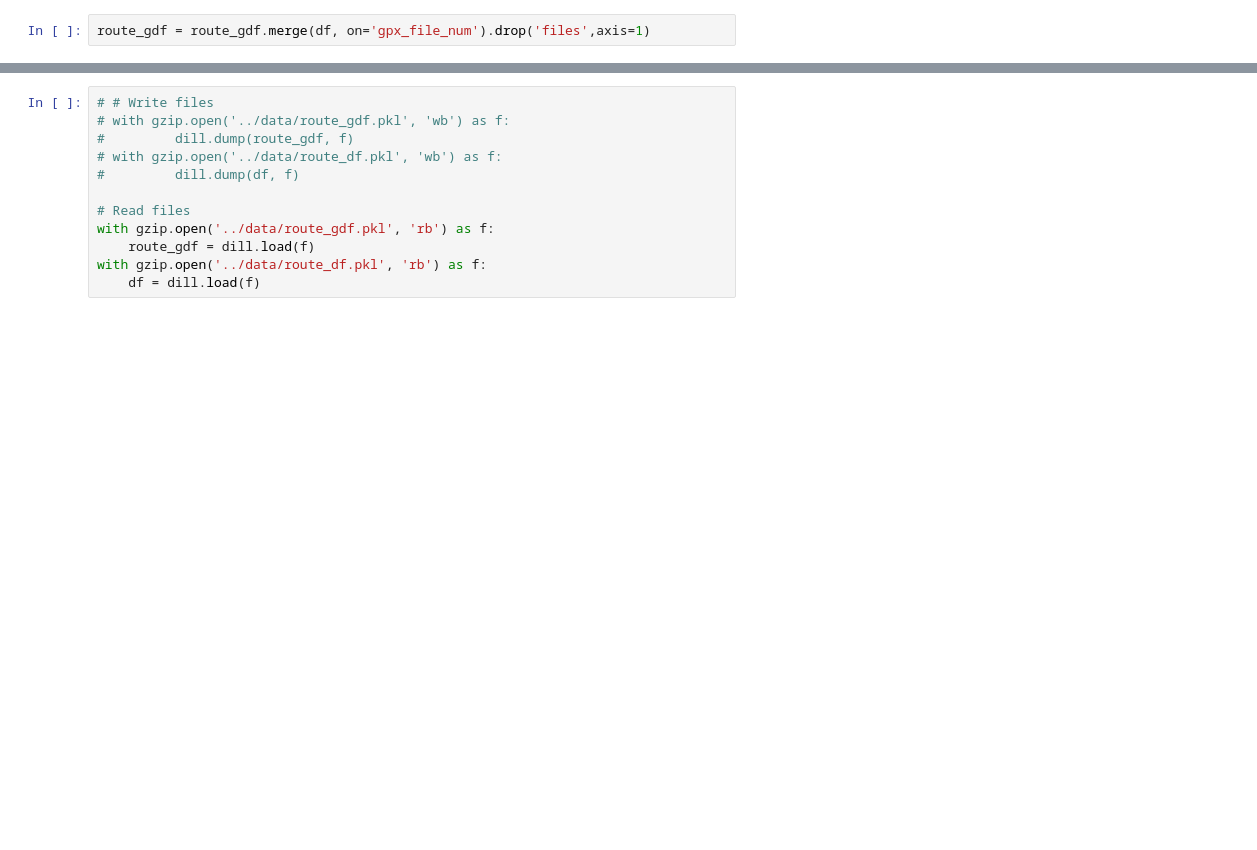
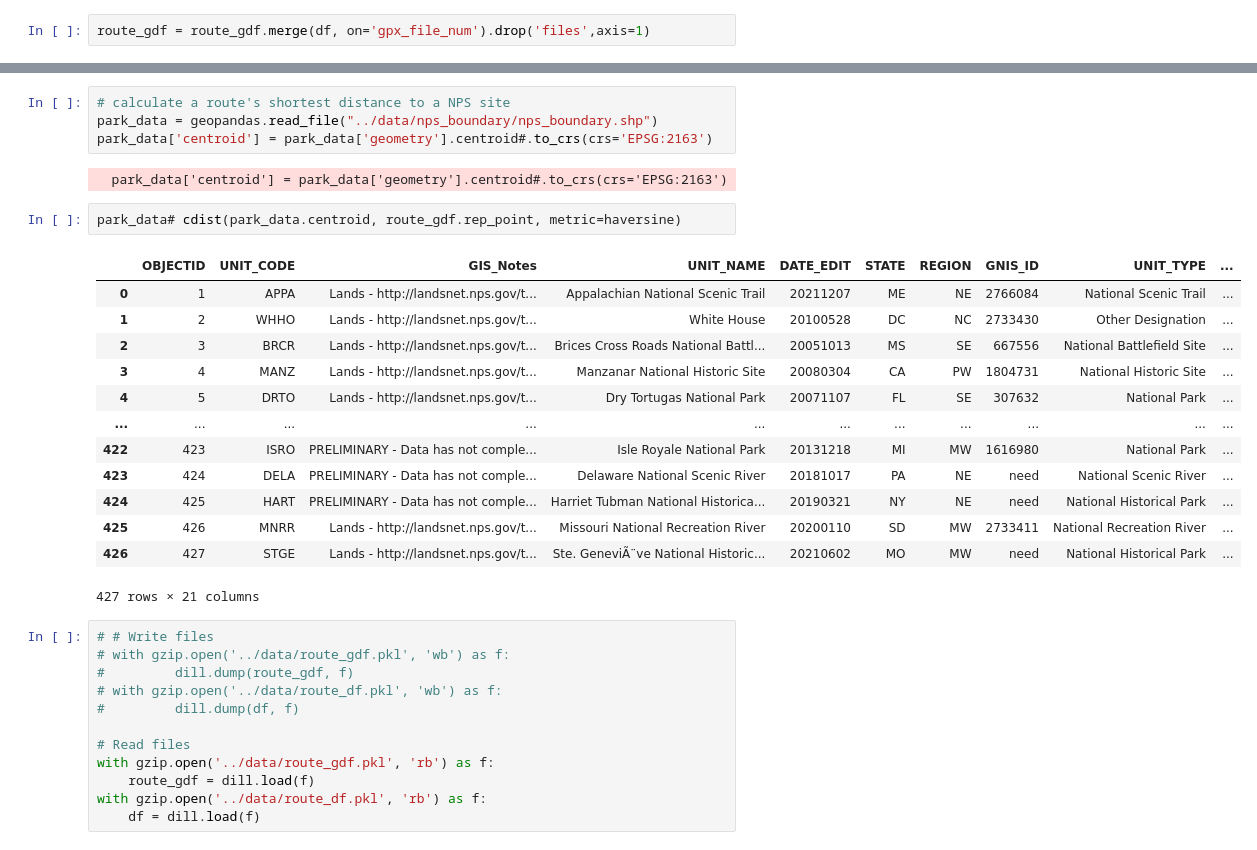
Before and after one commit to kweino/sunday-driver, a Jupyter notebook: analyses/MR_Route_Recommendation_Engine-Borkert.ipynb, the cells around one changed output, grey strips where cells are left out. Saved outputs shown, nothing was run; the diff lists cells and outputs as text; blank space fills up the shorter version.

Commit message:
tweak data story elements

```diff
--- a/analyses/MR_Route_Recommendation_Engine-Borkert.ipynb
+++ b/analyses/MR_Route_Recommendation_Engine-Borkert.ipynb
@@ -166,3 +174,25 @@ route_gdf.route_length.min()
+# %%
+# calculate a route's shortest distance to a NPS site
+park_data = geopandas.read_file("../data/nps_boundary/nps_boundary.shp")
+park_data['centroid'] = park_data['geometry'].centroid#.to_crs(crs='EPSG:2163')
+# %% [output]
+  park_data['centroid'] = park_data['geometry'].centroid#.to_crs(crs='EPSG:2163')
+# %%
+park_data# cdist(park_data.centroid, route_gdf.rep_point, metric=haversine)
+# %% [output]
+|  | OBJECTID | UNIT_CODE | GIS_Notes | UNIT_NAME | DATE_EDIT | STATE | REGION | GNIS_ID | UNIT_TYPE | ... |
+| 0 | 1 | APPA | Lands - http://landsnet.nps.gov/t... | Appalachian National Scenic Trail | 20211207 | ME | NE | 2766084 | National Scenic Trail | ... |
+| 1 | 2 | WHHO | Lands - http://landsnet.nps.gov/t... | White House | 20100528 | DC | NC | 2733430 | Other Designation | ... |
+| 2 | 3 | BRCR | Lands - http://landsnet.nps.gov/t... | Brices Cross Roads National Battl... | 20051013 | MS | SE | 667556 | National Battlefield Site | ... |
+| 3 | 4 | MANZ | Lands - http://landsnet.nps.gov/t... | Manzanar National Historic Site | 20080304 | CA | PW | 1804731 | National Historic Site | ... |
+| 4 | 5 | DRTO | Lands - http://landsnet.nps.gov/t... | Dry Tortugas National Park | 20071107 | FL | SE | 307632 | National Park | ... |
+| ... | ... | ... | ... | ... | ... | ... | ... | ... | ... | ... |
+| 422 | 423 | ISRO | PRELIMINARY - Data has not comple... | Isle Royale National Park | 20131218 | MI | MW | 1616980 | National Park | ... |
+| 423 | 424 | DELA | PRELIMINARY - Data has not comple... | Delaware National Scenic River | 20181017 | PA | NE | need | National Scenic River | ... |
+| 424 | 425 | HART | PRELIMINARY - Data has not comple... | Harriet Tubman National Historica... | 20190321 | NY | NE | need | National Historical Park | ... |
+| 425 | 426 | MNRR | Lands - http://landsnet.nps.gov/t... | Missouri National Recreation River | 20200110 | SD | MW | 2733411 | National Recreation River | ... |
+| 426 | 427 | STGE | Lands - http://landsnet.nps.gov/t... | Ste. GeneviÃ¨ve National Historic... | 20210602 | MO | MW | need | National Historical Park | ... |
+427 rows × 21 columns
 # %%
 # # Write files
 # with gzip.open('../data/route_gdf.pkl', 'wb') as f:
```
Also changed, not shown: parts of 3 cells of this notebook, 2 other files.
